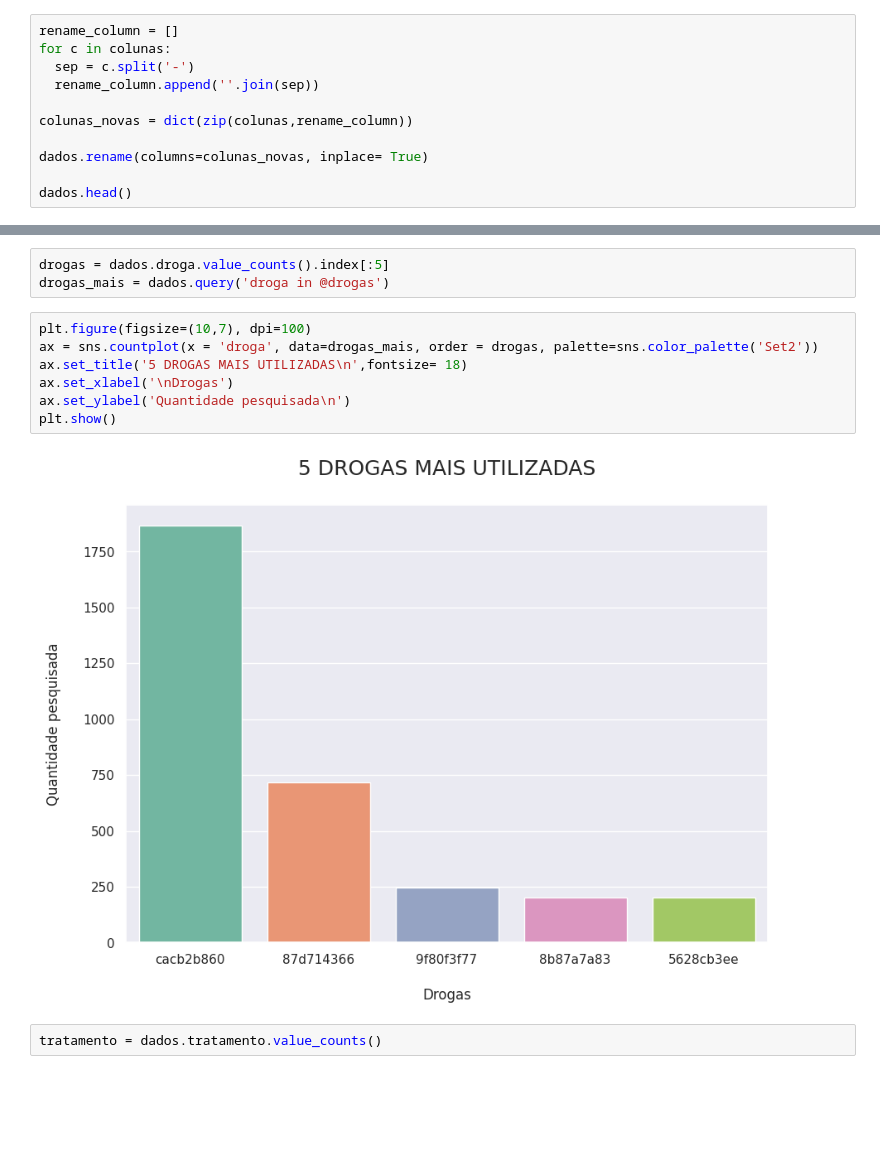
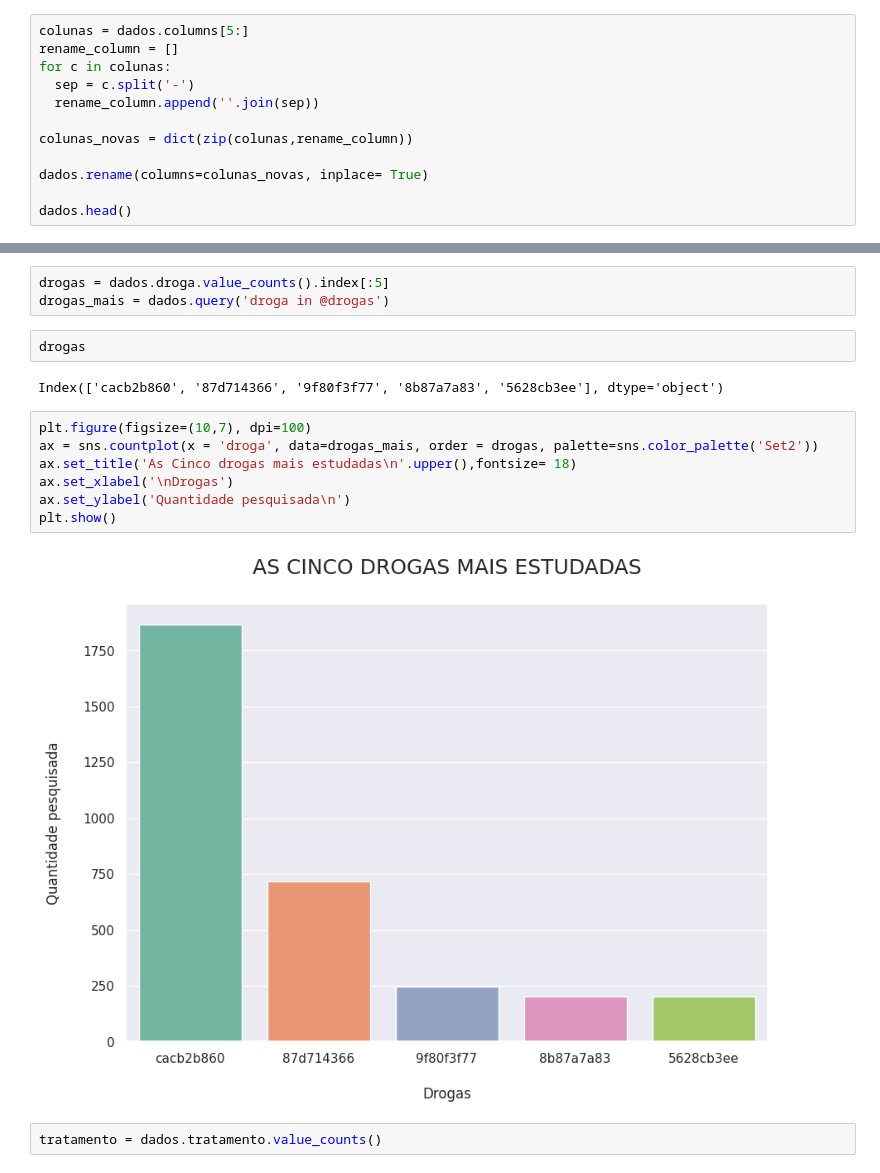
Before and after one commit to silva-felipe/Imersao_dados_alura, a Jupyter notebook: Aula01(desafios)_imersao_dados.ipynb, the cells around one changed output, grey strips where cells are left out. Saved outputs shown, nothing was run; the diff lists cells and outputs as text; blank space fills up the shorter version.

```diff
--- a/Aula01(desafios)_imersao_dados.ipynb
+++ b/Aula01(desafios)_imersao_dados.ipynb
@@ -51,6 +91,7 @@ dados.head()
 # %% [markdown]
 *método mais extenso, porém mais direcionado*
 # %%
+colunas = dados.columns[5:]
 rename_column = []
 for c in colunas:
   sep = c.split('-')
@@ -66,15 +115,19 @@ dados.head()
 # %%
 drogas = dados.droga.value_counts().index[:5]
 drogas_mais = dados.query('droga in @drogas')
+# %%
+drogas
+# %% [output]
+Index(['cacb2b860', '87d714366', '9f80f3f77', '8b87a7a83', '5628cb3ee'], dtype='object')
 # %%
 plt.figure(figsize=(10,7), dpi=100)
 ax = sns.countplot(x = 'droga', data=drogas_mais, order = drogas, palette=sns.color_palette('Set2'))
-ax.set_title('5 DROGAS MAIS UTILIZADAS\n',fontsize= 18)
+ax.set_title('As Cinco drogas mais estudadas\n'.upper(),fontsize= 18)
 ax.set_xlabel('\nDrogas')
 ax.set_ylabel('Quantidade pesquisada\n')
 plt.show()
 # %% [output]
-[figure, old version]
+[figure, new version]
 # %%
 tratamento = dados.tratamento.value_counts()
 # %%
```
Also changed, not shown: parts of 7 cells of this notebook.
